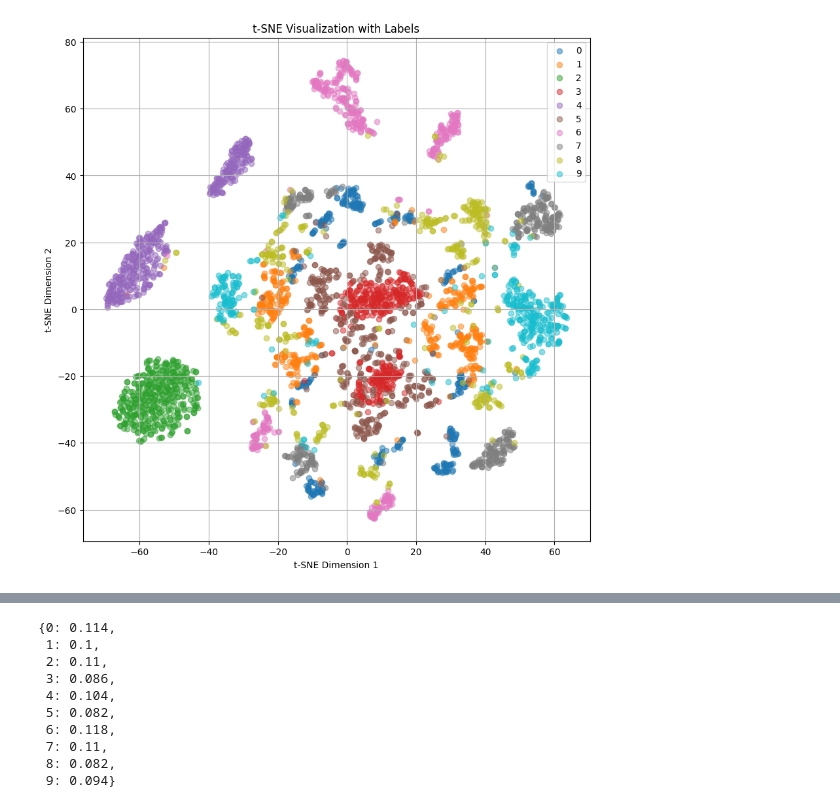
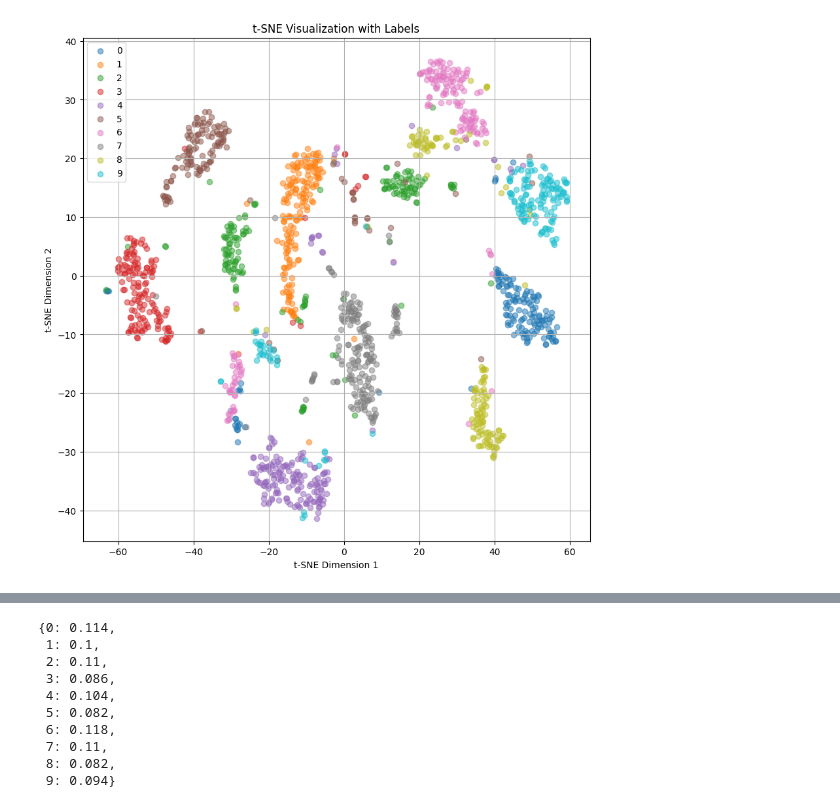
Before and after one commit to kangsive/Emb4Spa, a Jupyter notebook: ConvAE.ipynb, the cells around one changed output, grey strips where cells are left out. Cells and saved outputs as stored; diff of their text form; code cells hidden in the pictures.

```diff
--- a/ConvAE.ipynb
+++ b/ConvAE.ipynb
@@ -64,17 +52,0 @@ USE_GPU = True if torch.cuda.is_available() else "cpu"
-# %%
-max_seq_len = 64
-batch_size = 64
-dataset_size = 2000
-with_mask = False
-
-train_tokens, train_labels, train_mask, val_tokens, val_labels, val_mask = prepare_dataset_mnist(file="dataset/building_shapes_5010.csv",
-                                                                                                 with_mask=with_mask,
-                                                                                                 split_ratio=0.2,
-                                                                                                 dataset_size=dataset_size,
-                                                                                                 max_seq_len=max_seq_len,
-                                                                                                 train=True)
-
-train_tokens = train_tokens[:, :, :2]
-val_tokens = val_tokens[:, :, :2]
-
-train_loader = DataLoader(TensorDataset(train_tokens, train_labels), batch_size=batch_size, shuffle=True)
@@ -132,5 +123,5 @@ class ConvAE(nn.Module):
 # %%
-fea_dim = 2
+fea_dim = 7
 cae = ConvAE(fea_dim)
 optimizer = optim.Adam(cae.parameters(), lr=0.004)
 
@@ -232,35 +231,35 @@ show_labels = train_labels
 # %%
-# show_hidden = val_hidden.reshape(val_hidden.size(0), -1)
+show_hidden = val_hidden.reshape(val_hidden.size(0), -1)
+show_labels = train_labels
+
+# show_hidden = train_tokens.reshape(train_tokens.size(0), -1)
 # show_labels = train_labels
-
-show_hidden = train_tokens.reshape(train_tokens.size(0), -1)
-show_labels = train_labels
 
 from sklearn.manifold import TSNE
 from sklearn.decomposition import PCA
 import plotly.express as px
 import matplotlib.pyplot as plt
 import numpy as np
 
 
 tsne = TSNE(n_components=2, init='pca', random_state=0)
 projections = tsne.fit_transform(show_hidden)
 
 plt.figure(figsize=(10, 10))
 
 # Plot each class separately
 for label in np.unique(show_labels):
     indices = show_labels == label
     plt.scatter(projections[indices, 0], projections[indices, 1], label=label, alpha=0.5)
 
 plt.title('t-SNE Visualization with Labels')
 plt.xlabel('t-SNE Dimension 1')
 plt.ylabel('t-SNE Dimension 2')
 plt.legend()
 plt.grid(True)
 plt.show()
 # %% [output]
-[figure, old version]
+[figure, new version]
 # %%
 cae.eval()
 with torch.no_grad():
```
Also changed, not shown: parts of 14 cells of this notebook, 5 other files.
